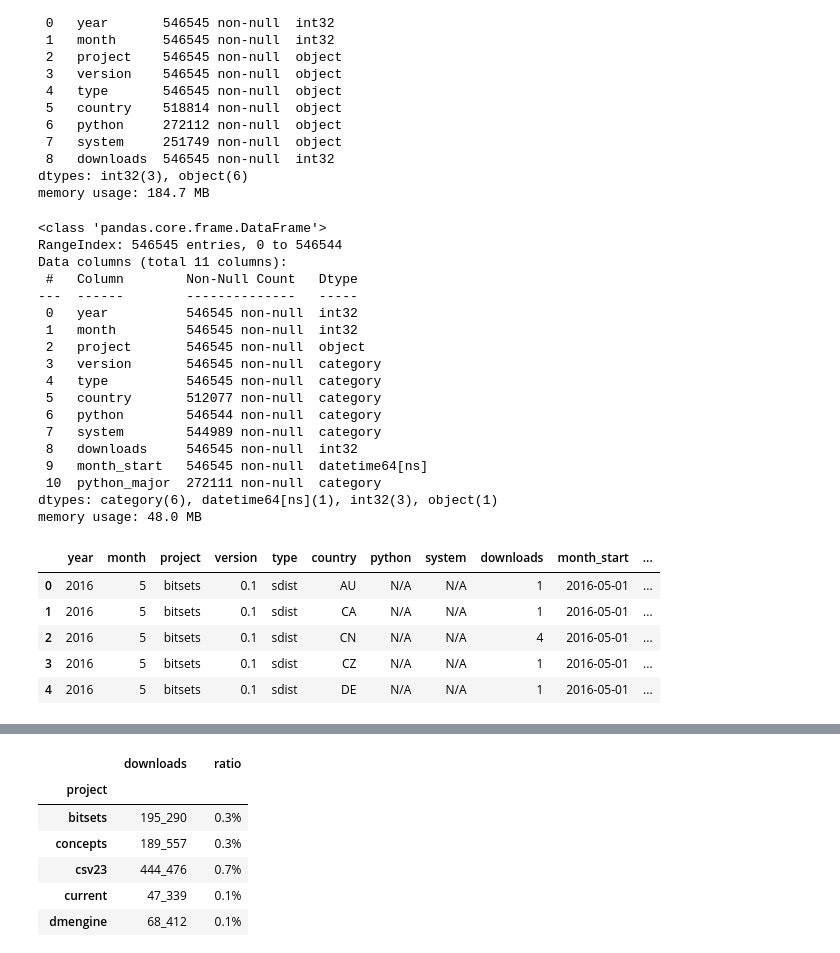
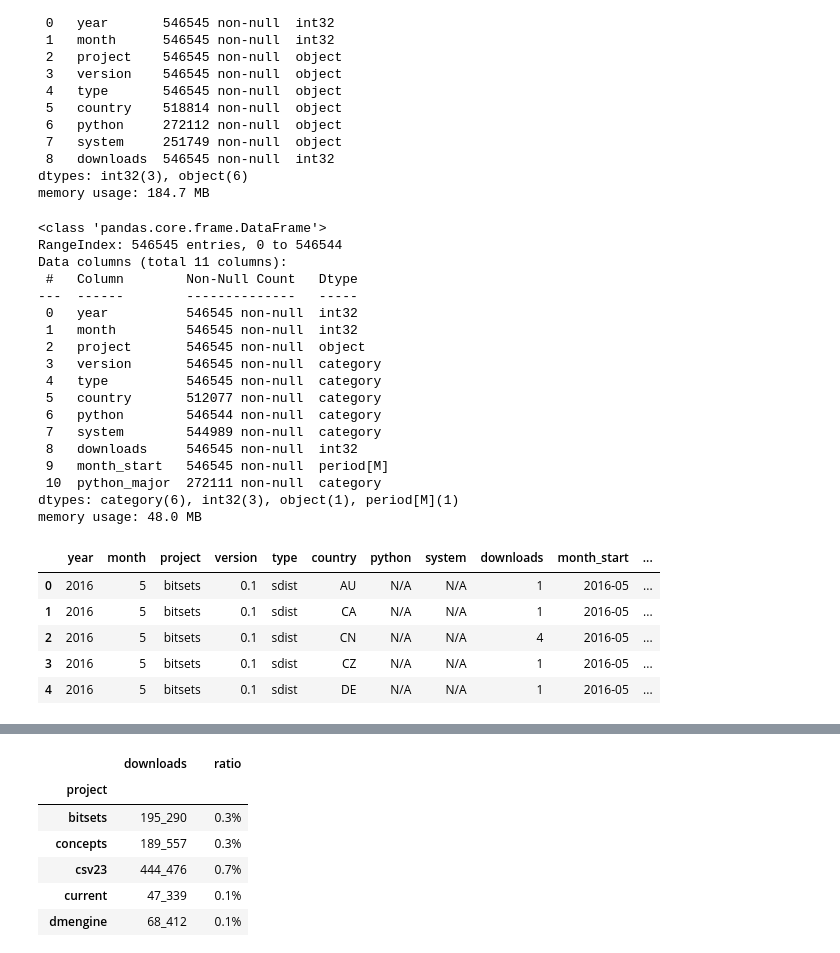
Before and after one commit to xflr6/notebooks, a Jupyter notebook: PyPI.ipynb, the cells around one changed output, grey strips where cells are left out. Drawn from its saved outputs; the diff is of its cells as text; code cells hidden in the pictures.

```diff
--- a/PyPI.ipynb
+++ b/PyPI.ipynb
@@ -205,41 +205,41 @@ df['type'] = df['type'].astype(pd.CategoricalDtype(TYPE, ordered=True))
 df['country'] = df['country'].astype(pd.CategoricalDtype(COUNTRY, ordered=True))
 
 df['system'] = df['system'].astype(pd.CategoricalDtype(SYSTEM, ordered=True))
 
 df['python'] = df['python'].astype(pd.CategoricalDtype(PYTHON, ordered=True))
 
-df['month_start'] = pd.to_datetime(df[['year', 'month']].assign(day=1))
+df['month_start'] = pd.to_datetime(df[['year', 'month']].assign(day=1)).dt.to_period(freq='M')
 
 df['python_major'] = (df['python'].str.extract(r'^(\d+)\.\d+', expand=False)
                       .astype(pd.CategoricalDtype(PYTHON_MAJOR, ordered=True)))
 
 df.info(memory_usage='deep')
 df.head()
 # %% [output]
 <class 'pandas.core.frame.DataFrame'>
 RangeIndex: 546545 entries, 0 to 546544
 Data columns (total 11 columns):
  #   Column        Non-Null Count   Dtype
 ---  ------        --------------   -----
  0   year          546545 non-null  int32
  1   month         546545 non-null  int32
  2   project       546545 non-null  object
  3   version       546545 non-null  category
  4   type          546545 non-null  category
  5   country       512077 non-null  category
  6   python        546544 non-null  category
  7   system        544989 non-null  category
  8   downloads     546545 non-null  int32
- 9   month_start   546545 non-null  datetime64[ns]
+ 9   month_start   546545 non-null  period[M]
  10  python_major  272111 non-null  category
-dtypes: category(6), datetime64[ns](1), int32(3), object(1)
+dtypes: category(6), int32(3), object(1), period[M](1)
 memory usage: 48.0 MB
 |  | year | month | project | version | type | country | python | system | downloads | month_start | ... |
-| 0 | 2016 | 5 | bitsets | 0.1 | sdist | AU | N/A | N/A | 1 | 2016-05-01 | ... |
-| 1 | 2016 | 5 | bitsets | 0.1 | sdist | CA | N/A | N/A | 1 | 2016-05-01 | ... |
-| 2 | 2016 | 5 | bitsets | 0.1 | sdist | CN | N/A | N/A | 4 | 2016-05-01 | ... |
-| 3 | 2016 | 5 | bitsets | 0.1 | sdist | CZ | N/A | N/A | 1 | 2016-05-01 | ... |
-| 4 | 2016 | 5 | bitsets | 0.1 | sdist | DE | N/A | N/A | 1 | 2016-05-01 | ... |
+| 0 | 2016 | 5 | bitsets | 0.1 | sdist | AU | N/A | N/A | 1 | 2016-05 | ... |
+| 1 | 2016 | 5 | bitsets | 0.1 | sdist | CA | N/A | N/A | 1 | 2016-05 | ... |
+| 2 | 2016 | 5 | bitsets | 0.1 | sdist | CN | N/A | N/A | 4 | 2016-05 | ... |
+| 3 | 2016 | 5 | bitsets | 0.1 | sdist | CZ | N/A | N/A | 1 | 2016-05 | ... |
+| 4 | 2016 | 5 | bitsets | 0.1 | sdist | DE | N/A | N/A | 1 | 2016-05 | ... |
 # %%
 (df.describe(include='all', datetime_is_numeric=True)
  .fillna(0)
```
Also changed, not shown: parts of 2 cells of this notebook.
